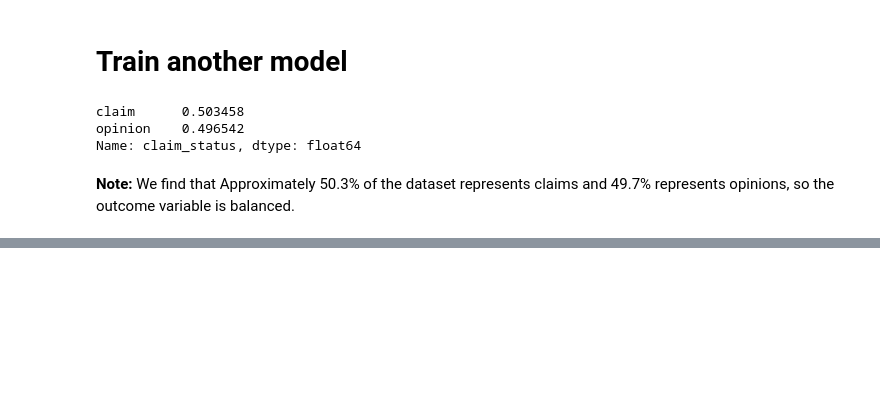
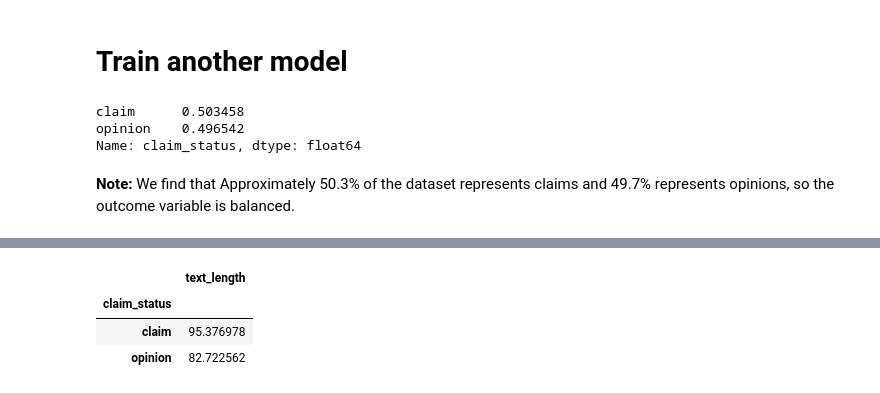
Before and after one commit to Mustafa777Xo/TikTok, a Jupyter notebook: tiktok_classfication.ipynb, the cells around one changed output, grey strips where cells are left out. Cells and saved outputs as stored; diff of their text form; code cells hidden in the pictures; blank space fills up the shorter version.

```diff
--- a/tiktok_classfication.ipynb
+++ b/tiktok_classfication.ipynb
@@ -959,0 +973,7 @@ Name: claim_status, dtype: float64
+# %%
+data[['claim_status', 'text_length']].groupby('claim_status').mean()
+# %% [output]
+|  | text_length |
+| claim_status |  |
+| claim | 95.376978 |
+| opinion | 82.722562 |
```
Also changed, not shown: parts of 13 cells of this notebook.
